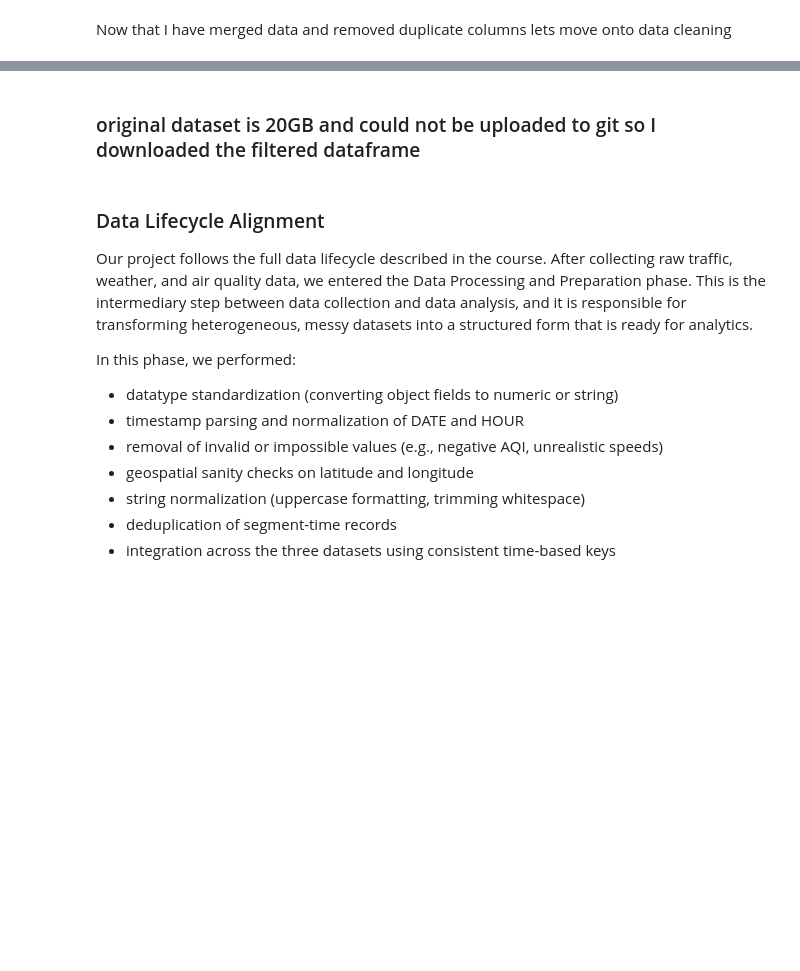
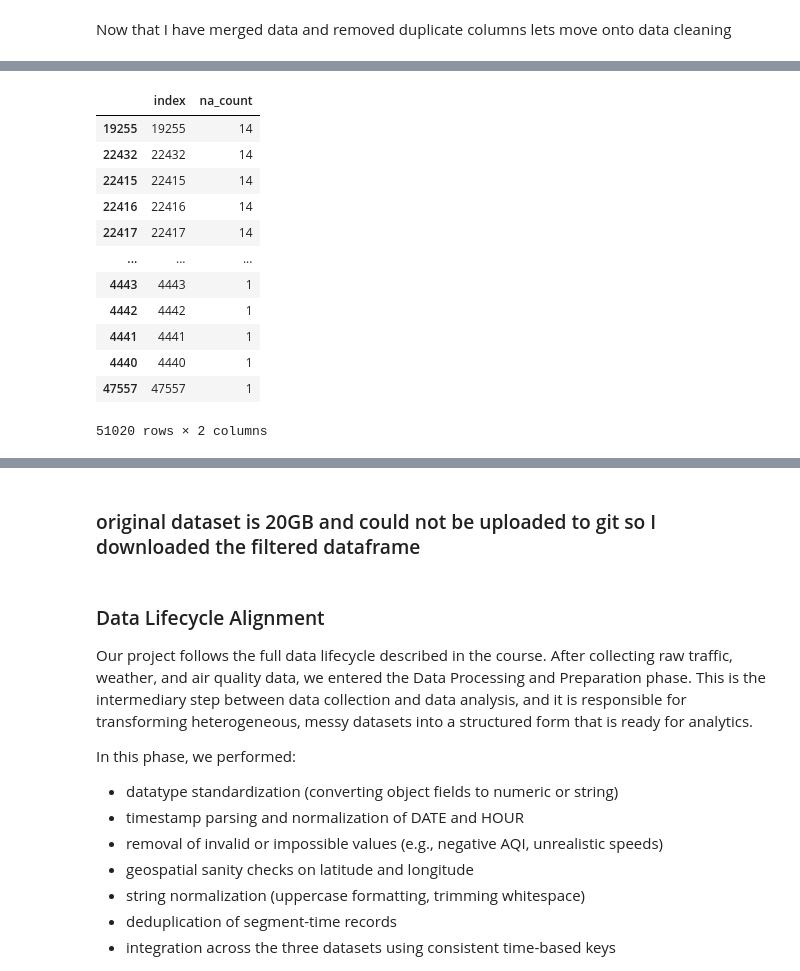
Before and after one commit to rishabhshahh/is477, a Jupyter notebook: Project.ipynb, the cells around one changed output, grey strips where cells are left out. Saved outputs shown, nothing was run; the diff lists cells and outputs as text; code cells hidden in the pictures; blank space fills up the shorter version.

```diff
--- a/Project.ipynb
+++ b/Project.ipynb
@@ -181,0 +265,23 @@ Now that I have merged data and removed duplicate columns lets move onto data cl
+# %%
+na_counts = (
+    final_df_cleaned
+        .isna()
+        .sum(axis=1)
+        .reset_index(name="na_count")
+        .sort_values("na_count", ascending=False)
+)
+na_counts
+# %% [output]
+|  | index | na_count |
+| 19255 | 19255 | 14 |
+| 22432 | 22432 | 14 |
+| 22415 | 22415 | 14 |
+| 22416 | 22416 | 14 |
+| 22417 | 22417 | 14 |
+| ... | ... | ... |
+| 4443 | 4443 | 1 |
+| 4442 | 4442 | 1 |
+| 4441 | 4441 | 1 |
+| 4440 | 4440 | 1 |
+| 47557 | 47557 | 1 |
+51020 rows × 2 columns
```
Also changed, not shown: parts of 9 cells of this notebook, 20 other files.
